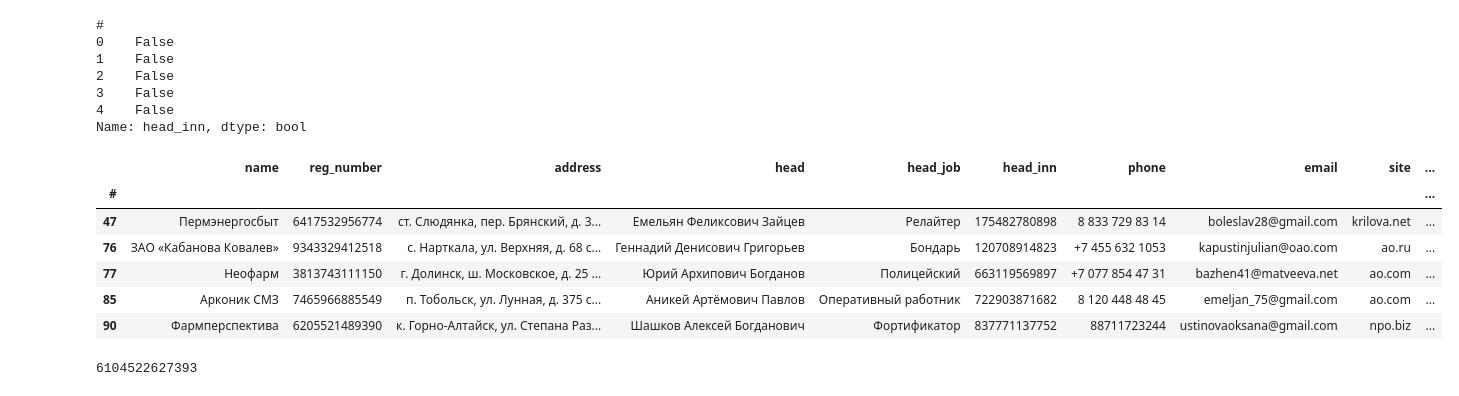
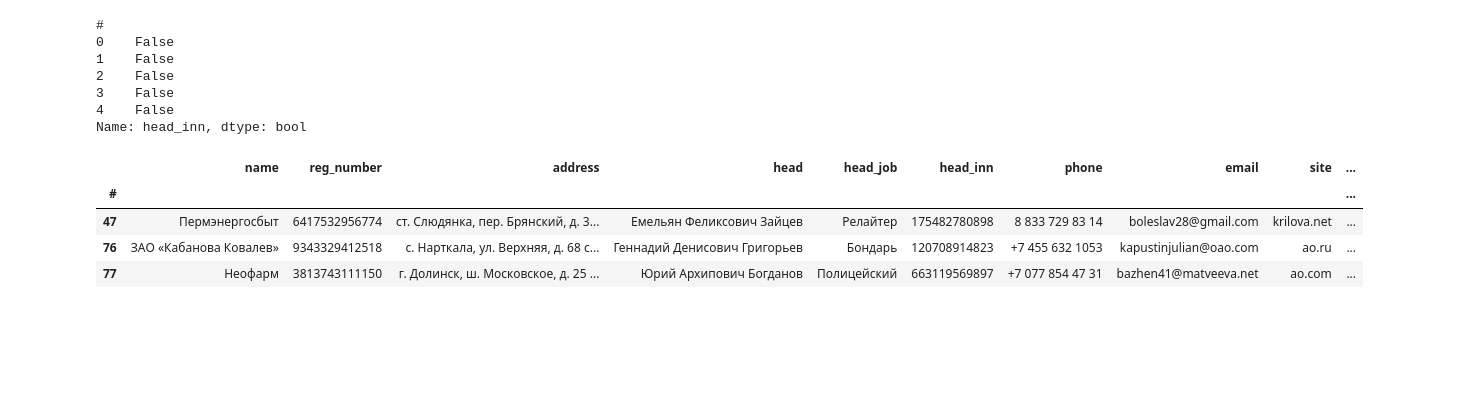
Before and after one commit to iegorushkin/data_analyst-karpov.courses, a Jupyter notebook: python_miniprojects/miniproject_3.ipynb, the cells around one changed output. Cells and saved outputs as stored; diff of their text form; code cells hidden in the pictures; blank space fills up the shorter version.

```diff
--- a/python_miniprojects/miniproject_3.ipynb
+++ b/python_miniprojects/miniproject_3.ipynb
@@ -293,8 +293,8 @@ NB! У набора данных necessary_inn.txt нет заголовка, п
 # %%
-necessary_inn = Path('4_necessary_inn.txt').read_text()  # whole text
+necessary_inn = Path('Data/necessary_inn.txt').read_text()  # whole text
 necessary_inn = necessary_inn.splitlines()  # redefiniton
+
 print(necessary_inn[:5])  # this is str!
-
 for i in range(len(necessary_inn)):
     necessary_inn[i] = int(necessary_inn[i])
 print(necessary_inn[:5])  # this is int
@@ -302,9 +302,9 @@ print(necessary_inn[:5])  # this is int
 ['394609645484', '281578625230', '923769811917', '998694734508', '271011690615']
 [394609645484, 281578625230, 923769811917, 998694734508, 271011690615]
 # %%
-inn = pd.read_excel(io='4_inn.xls',index_col="#")# header=None)
+inn = pd.read_excel(io='Data/inn.xls', index_col="#")
 inn.drop(columns='Unnamed: 0', inplace=True)
-inn.head()
+inn.head(3)
 # %% [output]
 |  | name | reg_number | address | head | head_job | head_inn | phone | email | site | ... |
 | # |  |  |  |  |  |  |  |  |  | ... |
@@ -325,18 +323,12 @@ inn.head()
 Name: head_inn, dtype: bool
 # %%
 selected_inn = inn[inn['head_inn'].isin(necessary_inn)]
-selected_inn.head()
+selected_inn.head(3)
 # %% [output]
 |  | name | reg_number | address | head | head_job | head_inn | phone | email | site | ... |
 | # |  |  |  |  |  |  |  |  |  | ... |
 | 47 | Пермэнергосбыт | 6417532956774 | ст. Слюдянка, пер. Брянский, д. 3... | Емельян Феликсович Зайцев | Релайтер | 175482780898 | 8 833 729 83 14 | boleslav28@gmail.com | krilova.net | ... |
 | 76 | ЗАО «Кабанова Ковалев» | 9343329412518 | с. Нарткала, ул. Верхняя, д. 68 с... | Геннадий Денисович Григорьев | Бондарь | 120708914823 | +7 455 632 1053 | kapustinjulian@oao.com | ao.ru | ... |
 | 77 | Неофарм | 3813743111150 | г. Долинск, ш. Московское, д. 25 ... | Юрий Архипович Богданов | Полицейский | 663119569897 | +7 077 854 47 31 | bazhen41@matveeva.net | ao.com | ... |
-| 85 | Арконик СМЗ | 7465966885549 | п. Тобольск, ул. Лунная, д. 375 с... | Аникей Артёмович Павлов | Оперативный работник | 722903871682 | 8 120 448 48 45 | emeljan_75@gmail.com | ao.com | ... |
-| 90 | Фармперспектива | 6205521489390 | к. Горно-Алтайск, ул. Степана Раз... | Шашков Алексей Богданович | Фортификатор | 837771137752 | 88711723244 | ustinovaoksana@gmail.com | npo.biz | ... |
 # %%
 selected_inn.to_csv(path_or_buf='selected_inn.csv')
-# %%
-selected_inn['income,RUB'].sum()
-# %% [output]
-6104522627393
```
Also changed, not shown: parts of 27 cells of this notebook, 48 other files.
